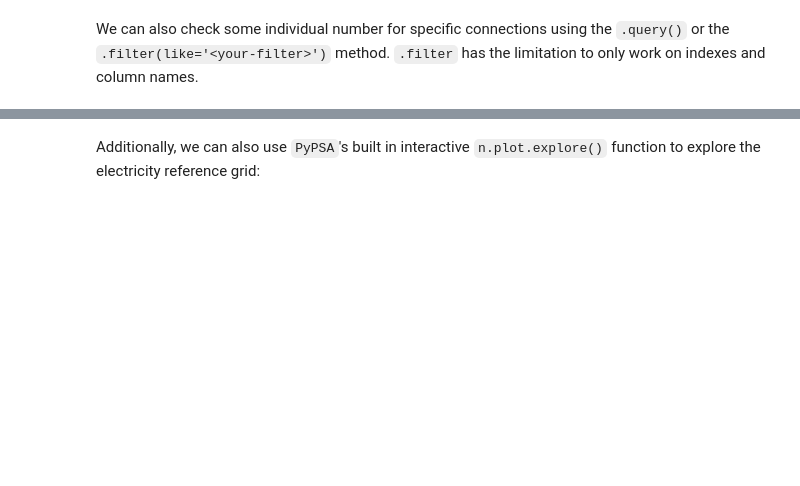
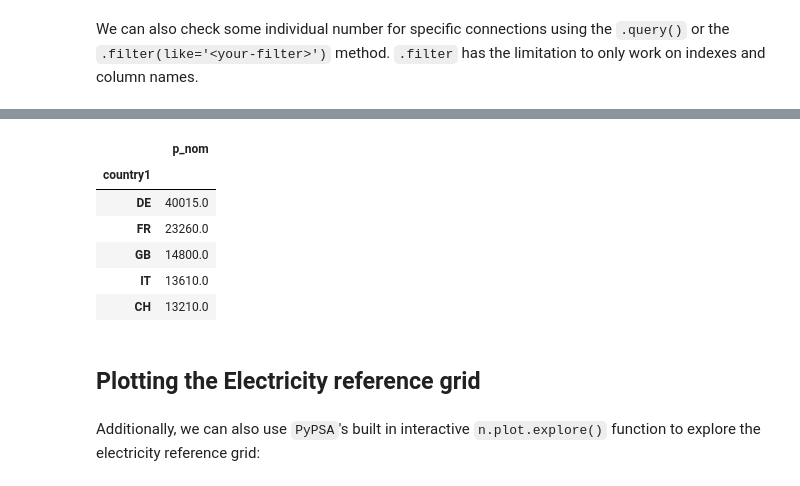
Before and after one commit to open-energy-transition/open-tyndp-workshops, a Jupyter notebook: open-tyndp-workshops/20250409-workshop-pypsa-01.ipynb, the cells around one changed output, grey strips where cells are left out. Cells and saved outputs as stored; diff of their text form; code cells hidden in the pictures; blank space fills up the shorter version.

```diff
--- a/open-tyndp-workshops/20250409-workshop-pypsa-01.ipynb
+++ b/open-tyndp-workshops/20250409-workshop-pypsa-01.ipynb
@@ -435,3 +843,16 @@ print(reference_grid_elec.filter(like="DE00-BE00", axis=0).p_nom)
+# %%
+# Solution c)
+import_caps.head()
+# %% [output]
+|  | p_nom |
+| country1 |  |
+| DE | 40015.0 |
+| FR | 23260.0 |
+| GB | 14800.0 |
+| IT | 13610.0 |
+| CH | 13210.0 |
+# %% [markdown]
+## Plotting the Electricity reference grid
 # %% [markdown]
 Additionally, we can also use `PyPSA`'s built in interactive `n.plot.explore()` function to explore the electricity reference grid:
 # %%
```
Also changed, not shown: parts of 81 cells of this notebook.
